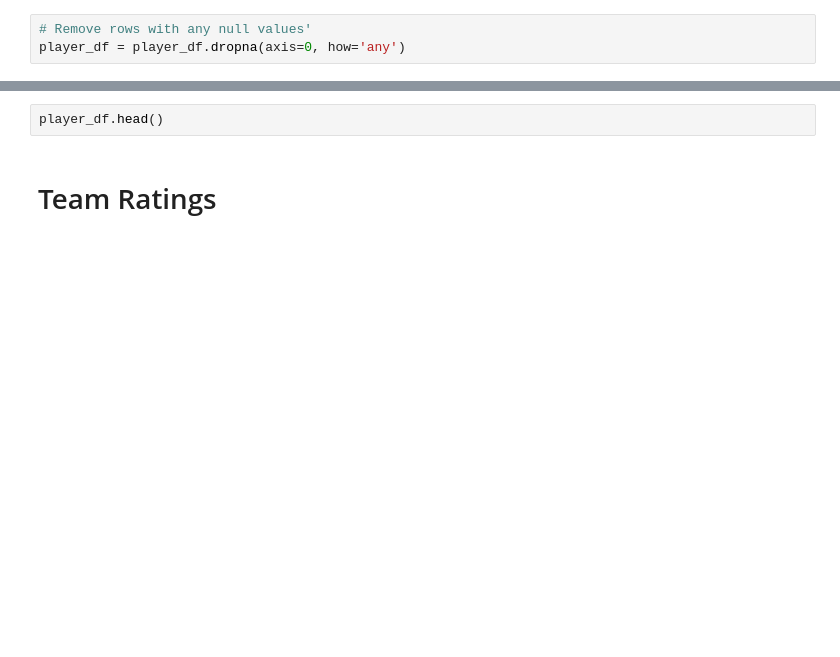
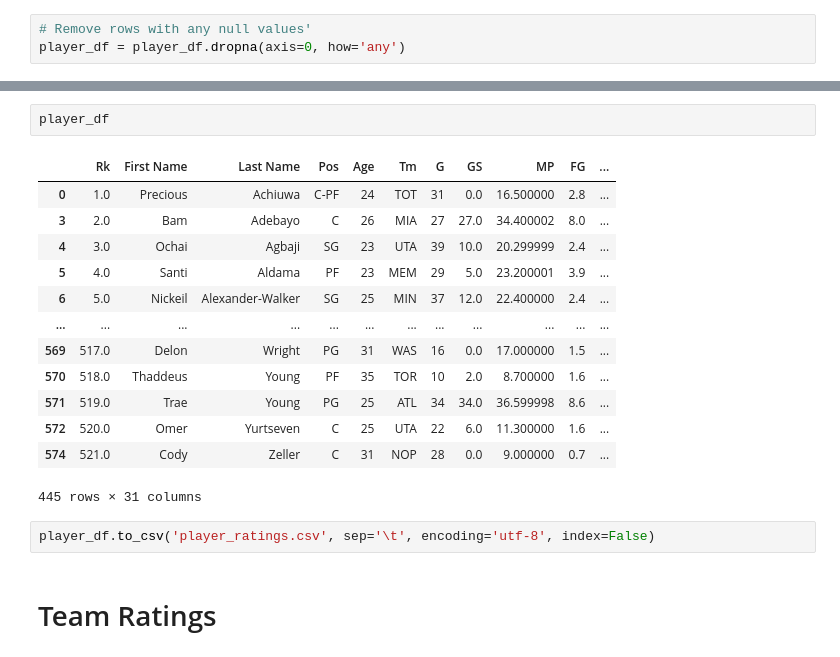
Before and after one commit to VincentGordon-Data-Analyst/nba-web-scraping-project, a Jupyter notebook: Player Stats/player_stats.ipynb, the cells around one changed output, grey strips where cells are left out. Drawn from its saved outputs; the diff is of its cells as text; blank space fills up the shorter version.

```diff
--- a/Player Stats/player_stats.ipynb
+++ b/Player Stats/player_stats.ipynb
@@ -73,5 +215,21 @@ player_df.dtypes
 # %%
-player_df.head()
+player_df
+# %% [output]
+|  | Rk | First Name | Last Name | Pos | Age | Tm | G | GS | MP | FG | ... |
+| 0 | 1.0 | Precious | Achiuwa | C-PF | 24 | TOT | 31 | 0.0 | 16.500000 | 2.8 | ... |
+| 3 | 2.0 | Bam | Adebayo | C | 26 | MIA | 27 | 27.0 | 34.400002 | 8.0 | ... |
+| 4 | 3.0 | Ochai | Agbaji | SG | 23 | UTA | 39 | 10.0 | 20.299999 | 2.4 | ... |
+| 5 | 4.0 | Santi | Aldama | PF | 23 | MEM | 29 | 5.0 | 23.200001 | 3.9 | ... |
+| 6 | 5.0 | Nickeil | Alexander-Walker | SG | 25 | MIN | 37 | 12.0 | 22.400000 | 2.4 | ... |
+| ... | ... | ... | ... | ... | ... | ... | ... | ... | ... | ... | ... |
+| 569 | 517.0 | Delon | Wright | PG | 31 | WAS | 16 | 0.0 | 17.000000 | 1.5 | ... |
+| 570 | 518.0 | Thaddeus | Young | PF | 35 | TOR | 10 | 2.0 | 8.700000 | 1.6 | ... |
+| 571 | 519.0 | Trae | Young | PG | 25 | ATL | 34 | 34.0 | 36.599998 | 8.6 | ... |
+| 572 | 520.0 | Omer | Yurtseven | C | 25 | UTA | 22 | 6.0 | 11.300000 | 1.6 | ... |
+| 574 | 521.0 | Cody | Zeller | C | 31 | NOP | 28 | 0.0 | 9.000000 | 0.7 | ... |
+445 rows × 31 columns
+# %%
+player_df.to_csv('player_ratings.csv', sep='\t', encoding='utf-8', index=False)
 # %% [markdown]
 # Team Ratings
 # %%
```
Also changed, not shown: parts of 18 cells of this notebook, 3 other files.
